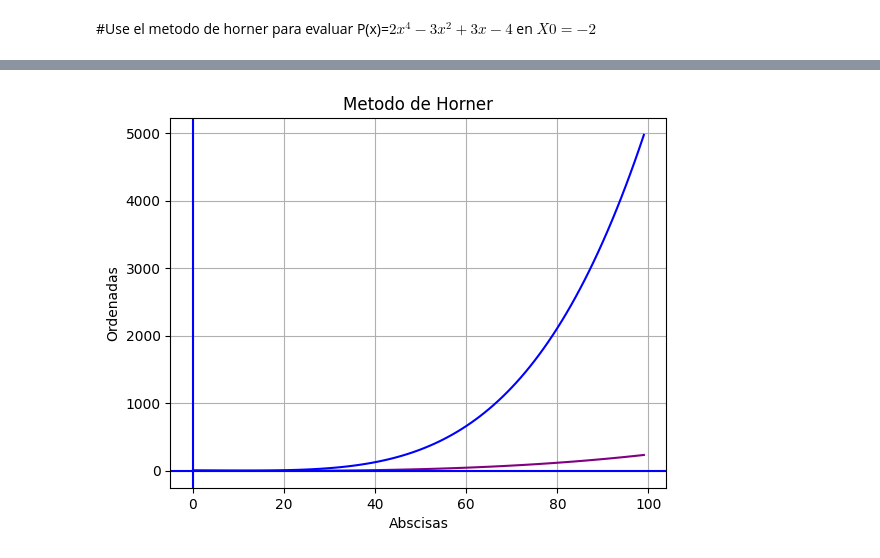
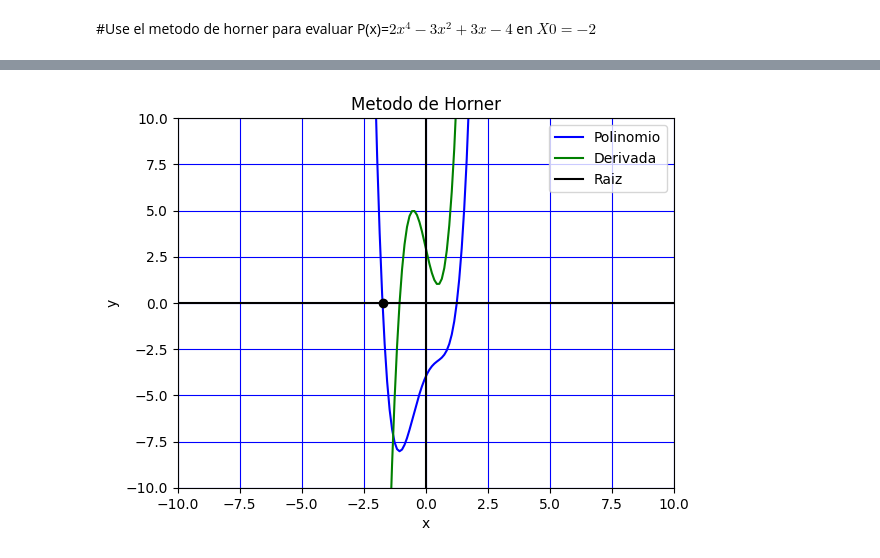
Before and after one commit to RamirezCazaresCristianOmar/M-todos-Num-ricos-1, a Jupyter notebook: Metodo_de_Horner.ipynb, the cells around one changed output, grey strips where cells are left out. Drawn from its saved outputs; the diff is of its cells as text; code cells hidden in the pictures.

```diff
--- a/Metodo_de_Horner.ipynb
+++ b/Metodo_de_Horner.ipynb
@@ -16 +12,5 @@ def f(x):
+# %%
+#Polinomio Original
+def p(x):
+  return 2*x**4 - 3*x**2 + 3*x - 4
 # %% [markdown]
@@ -71,2 +18,4 @@ La solución usando el metodo de horner para P es = 1.623362 con un erro de 0.00
-# %%
-x=np.linspace(0,5,100)
+# %%
+#Derivada del Polinomio
+def dp(x):
+  return 8*x**3 - 6*x + 3
@@ -73,14 +78,23 @@ x=np.linspace(0,5,100)
+# %%
+# Valores del eje X que toma el gráfico.
+x=np.linspace(-20, 20, 400)
 # %%
-#Graficamos la funcion f(x)
-plt.plot(f(x), color="purple") #funcion f(x)
-#Graficamos la derivacion de la funcion f(x)
-plt.plot(df(x), color="blue")
-plt.axhline(0, color="blue")
-plt.axvline(0, color="blue")
-plt.xlabel('Abscisas')
-plt.ylabel('Ordenadas')
-plt.title('Metodo de Horner')
-plt.grid()
+# Graficamos el polinomio
+plt.plot(x, p(x), color="Blue")
+plt.plot(x, dp(x), color="green")
+plt.axhline(0, color="black")
+plt.axvline(0, color="black")
+plt.xlim(-10, 10)
+plt.ylim(-10, 10)
+plt.xlabel("x")
+plt.ylabel("y")
+plt.title("Metodo de Horner")
+plt.grid(color="blue")
+# Coordenadas de la raiz de P(x)
+x = [-1.738956]
+y = [0]
+plt.plot(x, y, "o", color="black")
+plt.legend(["Polinomio", "Derivada", "Raiz"])
 plt.show()
 # %% [output]
-[figure, old version]
+[figure, new version]
```
Also changed, not shown: parts of 9 cells of this notebook.
